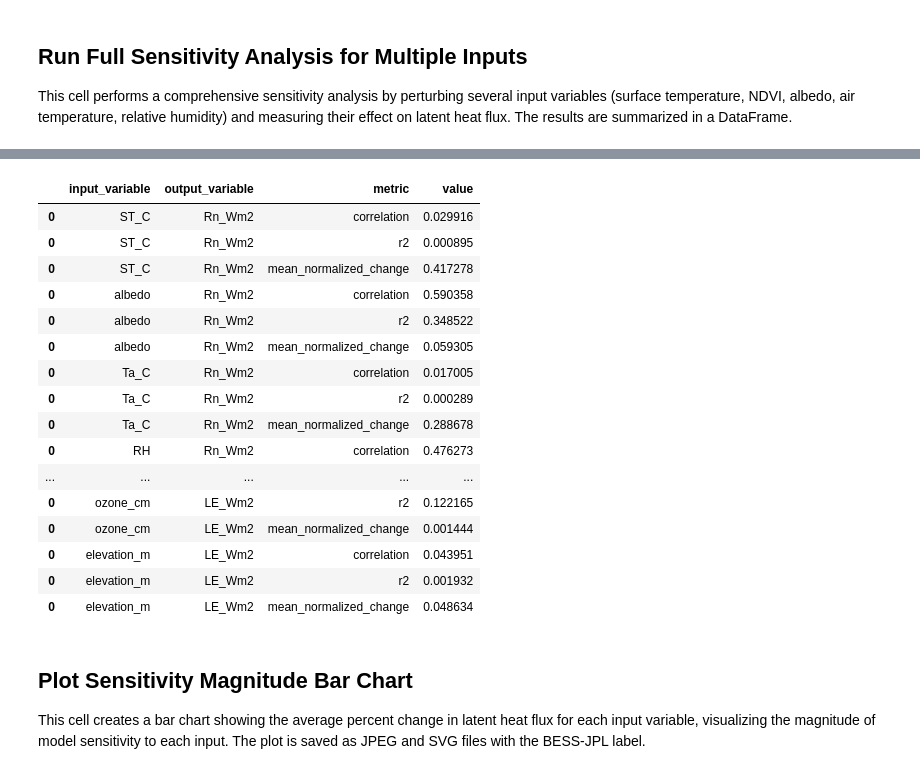
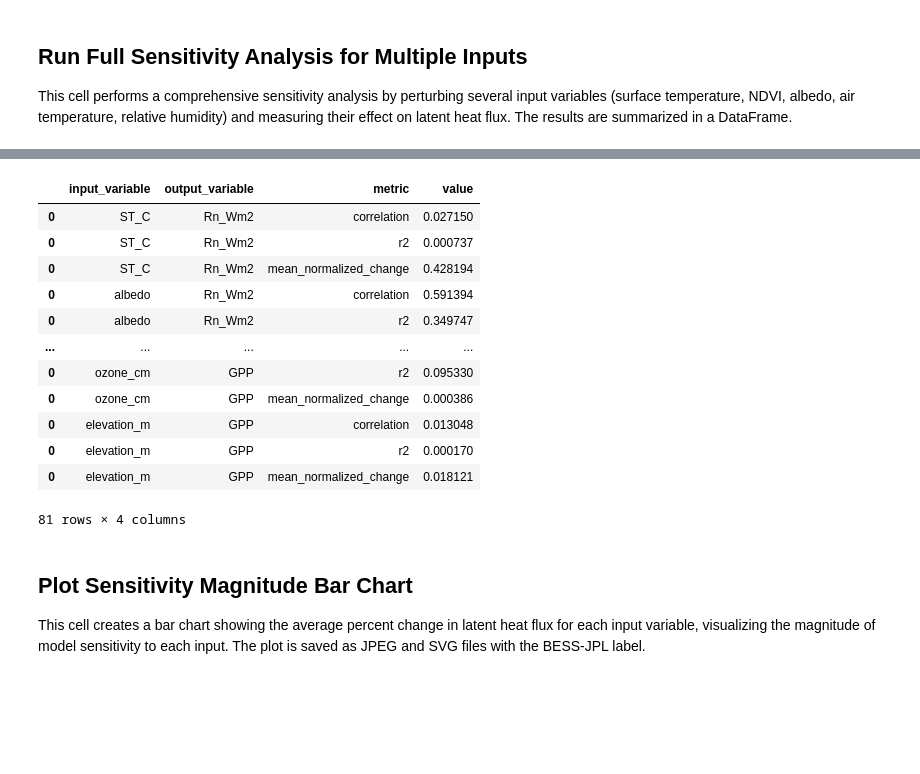
Before and after one commit to JPL-Evapotranspiration-Algorithms/BESS-JPL, a Jupyter notebook: notebooks/BESS-JPL Sensitivity with ECOv002 Cal-Val.ipynb, the cells around one changed output, grey strips where cells are left out. Saved outputs shown, nothing was run; the diff lists cells and outputs as text; code cells hidden in the pictures; blank space fills up the shorter version.

```diff
--- a/notebooks/BESS-JPL Sensitivity with ECOv002 Cal-Val.ipynb
+++ b/notebooks/BESS-JPL Sensitivity with ECOv002 Cal-Val.ipynb
@@ -510,7 +514,7 @@ np.float64(0.023897070506842068)
 This cell performs a comprehensive sensitivity analysis by perturbing several input variables (surface temperature, NDVI, albedo, air temperature, relative humidity) and measuring their effect on latent heat flux. The results are summarized in a DataFrame.
 # %%
 input_variables = ["ST_C", "albedo", "Ta_C", "RH", "AOT", "COT", "vapor_gccm", "ozone_cm", "elevation_m"]
-output_variables = ["Rn_Wm2", "LE_Wm2"]
+output_variables = ["Rn_Wm2", "LE_Wm2", "GPP"]
 
 perturbation_df, sensitivity_metrics_df = sensitivity_analysis(
     input_df=input_df,
@@ -559,20 +563,16 @@ sensitivity_metrics_df
 |  | input_variable | output_variable | metric | value |
-| 0 | ST_C | Rn_Wm2 | correlation | 0.029916 |
-| 0 | ST_C | Rn_Wm2 | r2 | 0.000895 |
-| 0 | ST_C | Rn_Wm2 | mean_normalized_change | 0.417278 |
-| 0 | albedo | Rn_Wm2 | correlation | 0.590358 |
-| 0 | albedo | Rn_Wm2 | r2 | 0.348522 |
-| 0 | albedo | Rn_Wm2 | mean_normalized_change | 0.059305 |
-| 0 | Ta_C | Rn_Wm2 | correlation | 0.017005 |
-| 0 | Ta_C | Rn_Wm2 | r2 | 0.000289 |
-| 0 | Ta_C | Rn_Wm2 | mean_normalized_change | 0.288678 |
-| 0 | RH | Rn_Wm2 | correlation | 0.476273 |
+| 0 | ST_C | Rn_Wm2 | correlation | 0.027150 |
+| 0 | ST_C | Rn_Wm2 | r2 | 0.000737 |
+| 0 | ST_C | Rn_Wm2 | mean_normalized_change | 0.428194 |
+| 0 | albedo | Rn_Wm2 | correlation | 0.591394 |
+| 0 | albedo | Rn_Wm2 | r2 | 0.349747 |
 | ... | ... | ... | ... | ... |
-| 0 | ozone_cm | LE_Wm2 | r2 | 0.122165 |
-| 0 | ozone_cm | LE_Wm2 | mean_normalized_change | 0.001444 |
-| 0 | elevation_m | LE_Wm2 | correlation | 0.043951 |
-| 0 | elevation_m | LE_Wm2 | r2 | 0.001932 |
-| 0 | elevation_m | LE_Wm2 | mean_normalized_change | 0.048634 |
+| 0 | ozone_cm | GPP | r2 | 0.095330 |
+| 0 | ozone_cm | GPP | mean_normalized_change | 0.000386 |
+| 0 | elevation_m | GPP | correlation | 0.013048 |
+| 0 | elevation_m | GPP | r2 | 0.000170 |
+| 0 | elevation_m | GPP | mean_normalized_change | 0.018121 |
+81 rows × 4 columns
 # %% [markdown]
 ## Plot Sensitivity Magnitude Bar Chart
 
```
Also changed, not shown: parts of 18 cells of this notebook, 15 other files.
